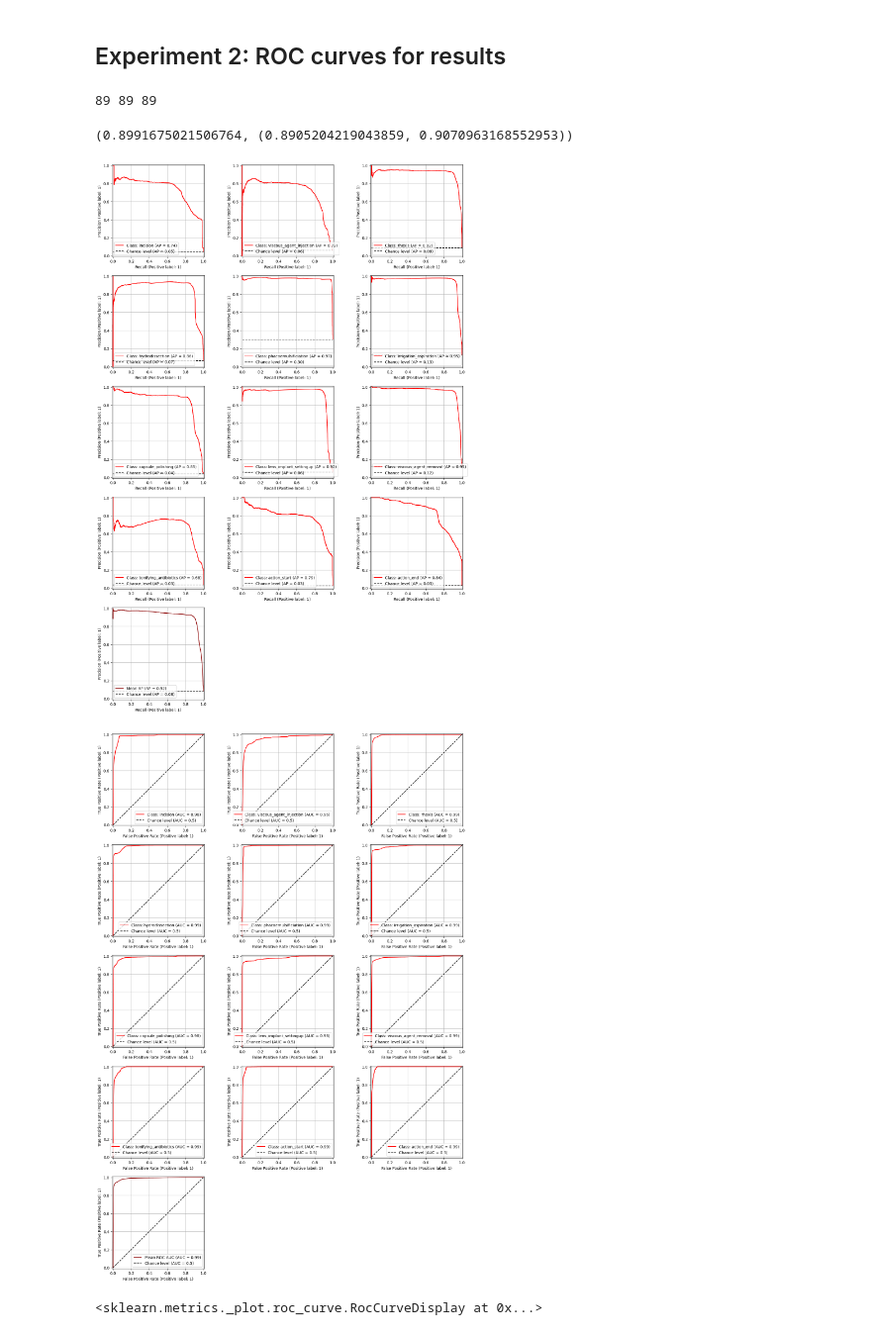
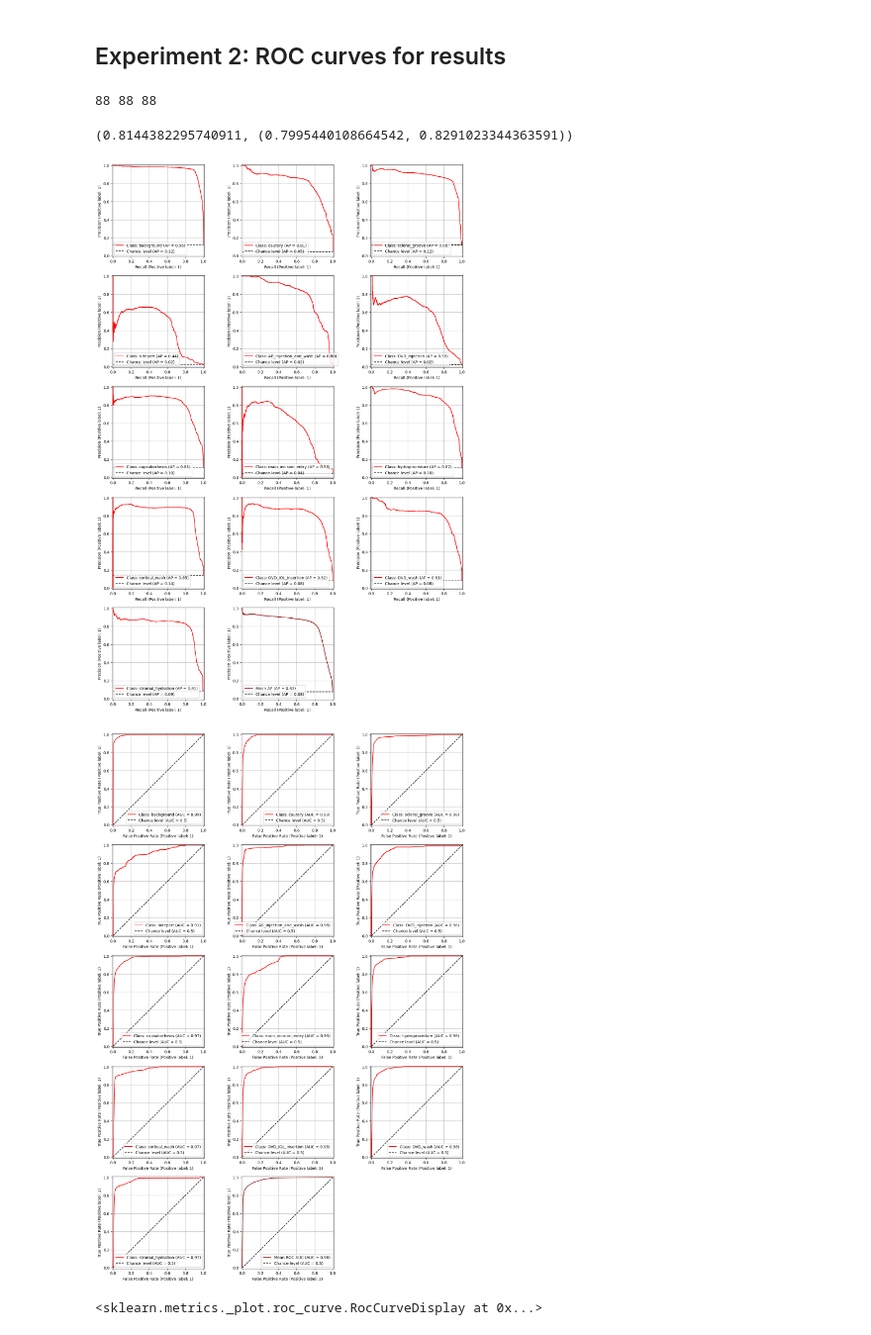
Before and after one commit to Bhuvan-21/MS-TCN2-med, a Jupyter notebook: notebooks/experiments.ipynb, the cells around one changed output. Shown at 99% size. Saved outputs shown, nothing was run; the diff lists cells and outputs as text; code cells hidden in the pictures.

```diff
--- a/notebooks/experiments.ipynb
+++ b/notebooks/experiments.ipynb
@@ -129,16 +129,16 @@ def prepare_results(ground_truth_dir, results_dir, action_dict, sample_rate=1):
         results["probs"].append(probs)
     return results
 
-results_dir = "/home/simon/Code/MS-TCN2/results/cataract101_rgb/splits" # r"C:\Users\smuel\Pictures\Results WESP\sics88_c13_nobg"
-gt_dir = "/home/simon/Code/MS-TCN2/data/cataract101_rgb/groundTruth" # r"C:\Users\smuel\Data\2024_SICS_Phase\groundTruth88_c13_nobg"
+results_dir = "/home/simon/Code/MS-TCN2/results/sics88_c13_nobg/splits" # r"C:\Users\smuel\Pictures\Results WESP\sics88_c13_nobg"
+gt_dir = "/home/simon/Code/MS-TCN2/data/sics88_c13_nobg/groundTruth" # r"C:\Users\smuel\Data\2024_SICS_Phase\groundTruth88_c13_nobg"
 
-action_dict = load_action_map('/home/simon/Code/MS-TCN2/data/cataract101_rgb/mapping.txt')
+action_dict = load_action_map('/home/simon/Code/MS-TCN2/data/sics88_c13_nobg/mapping.txt')
 rev_actions = {v: k for k, v in action_dict.items()}
 
 results = prepare_results(gt_dir, results_dir, action_dict, sample_rate=10)
 print(len(results["labels"]), len(results["predictions"]), len(results["probs"]))
 # %% [output]
-89 89 89
+88 88 88
 # %%
 def bootstrap_test_metric(results, metric, alpha=0.5, num_samples=300, seed=0):
     rng = np.random.RandomState(seed=seed)
@@ -170,7 +170,7 @@ print(bootstrap_test_metric(results, metrics.accuracy_score, alpha=5.0, num_samp
 #print(bootstrap_test_metric(results, lambda a, b: metrics.f1_score(a, b, average='macro'), alpha=5.0, num_samples=100, seed=0))
 #print(bootstrap_test_metric(results, metrics.roc_auc_score, alpha=5.0, num_samples=200, seed=0))
 # %% [output]
-(0.8991675021506764, (0.8905204219043859, 0.9070963168552953))
+(0.8144382295740911, (0.7995440108664542, 0.8291023344363591))
 # %%
 acc_probs = np.concatenate(results['probs'], axis=1)
 encoder = OneHotEncoder(sparse_output=False)
@@ -178,35 +178,35 @@ labels_one_hot = encoder.fit_transform(np.concatenate(results['labels']).reshape
 # %%
 from sklearn.metrics import PrecisionRecallDisplay, RocCurveDisplay
 
-mode = 'cataract101' # 'sics'
+mode = 'sics' # 'sics'
 mgraph_pos = 0 if mode == 'cataract101' else 1
 
 fig, axs = plt.subplots(5, 3, figsize=(17, 25))
 for i in tqdm(range(acc_probs.shape[0])):
     PrecisionRecallDisplay.from_predictions(labels_one_hot[i], acc_probs[i], ax=axs[i//3][i%3], plot_chance_level=True, name="Class: " + rev_actions[i], color='red')
     axs[i//3][i%3].grid()
 PrecisionRecallDisplay.from_predictions(labels_one_hot.ravel(), acc_probs.ravel(), ax=axs[4][mgraph_pos], plot_chance_level=True, name="Mean AP", color='darkred')
 axs[4][1].grid()
 axs[4][2].axis('off')   # Hide the subplot
 if mode == 'cataract101':
     axs[4][1].axis('off')
     axs[4][0].grid()
 
 
 fig, axs = plt.subplots(5, 3, figsize=(17, 25))
 for i in tqdm(range(acc_probs.shape[0])):
     RocCurveDisplay.from_predictions(labels_one_hot[i], acc_probs[i], ax=axs[i//3][i%3], plot_chance_level=True, name="Class: " + rev_actions[i], color='red')
     axs[i//3][i%3].grid()
 
 RocCurveDisplay.from_predictions(labels_one_hot.ravel(), acc_probs.ravel(), ax=axs[4][mgraph_pos], plot_chance_level=True, name="Mean ROC AUC", color='darkred')
 axs[4][1].grid()
 axs[4][2].axis('off')   # Hide the subplot
 if mode == 'cataract101':
     axs[4][1].axis('off')
     axs[4][0].grid()
 # %% [output]
-[figure, old version]
+[figure, new version]
-[figure, old version]
+[figure, new version]
 # %%
 from sklearn.metrics import PrecisionRecallDisplay, RocCurveDisplay
 import random
```
Also changed, not shown: parts of 2 cells of this notebook, 1 other file.
